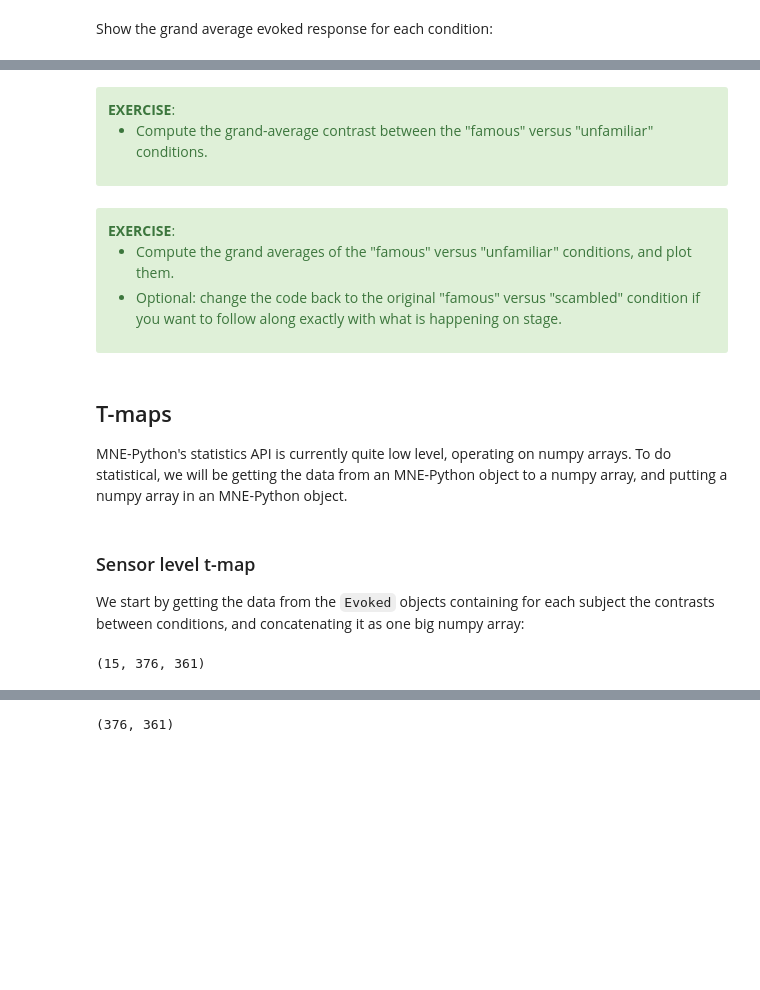
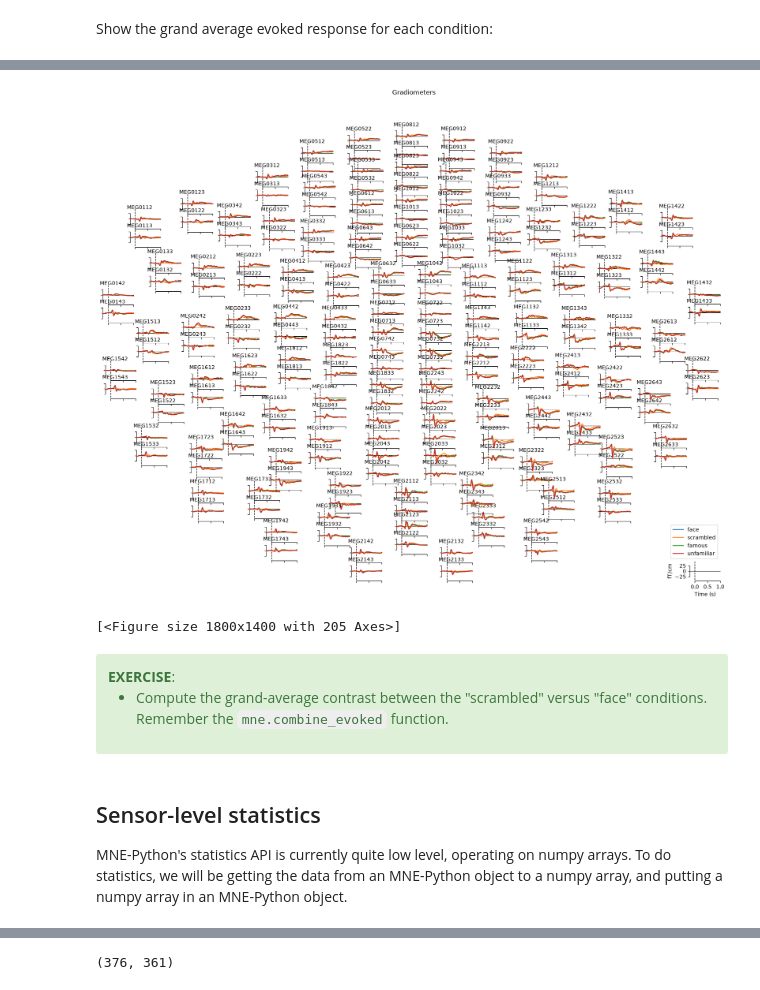
Before and after one commit to wmvanvliet/mne-course, a Jupyter notebook: 6-group-level.ipynb, the cells around one changed output, grey strips where cells are left out. Saved outputs shown, nothing was run; the diff lists cells and outputs as text; code cells hidden in the pictures; blank space fills up the shorter version.

```diff
--- a/6-group-level.ipynb
+++ b/6-group-level.ipynb
@@ -75,9 +61,0 @@ We will load the evokeds for all subjects collect them into a list. Since the ev
-# %%
-evokeds_list = []
-subjects = [f"sub-{subject:02d}" for subject in range(1, 17)]
-
-for sub in subjects:
-    evokeds = mne.read_evokeds(f"{group_path}/{sub}_list-ave.fif")
-    evokeds_list.append(evokeds)
-
-evokeds_list
@@ -104,7 +70,8 @@ Before we start averaging across subjects, let's get an overview to see if there
 # %%
 ch_type = "eeg"  # we pick the EEG channels here
 fig, axes = plt.subplots(4, 4, figsize=(13, 9), sharex=True, sharey=True, layout="constrained")
-for ax, sub, evokeds in zip(axes.ravel(), subjects, evokeds_list):
+for ax, sub in zip(axes.ravel(), subjects):
+    evokeds = mne.read_evokeds(f"{group_path}/{sub}_list-ave.fif")
     mne.viz.plot_compare_evokeds(evokeds, picks=ch_type, show=False, axes=ax, title=sub)
 # %% [output]
 [figure]
@@ -140,20 +107,3 @@ instances.
 .. versionadded:: 0.11.0
 File:      ~/micromamba/lib/python3.13/site-packages/mne/utils/numerics.py
 Type:      function
-# %%
-ga_evokeds = {
-    "face": list(),
-    "scrambled": list(),
-    "famous": list(),
-    "unfamiliar": list(),
-}
-for evokeds in evokeds_list:
-    for ev in evokeds:
-        condition = ev.comment
-        ga_evokeds[condition].append(ev)
-
-for condition, evokeds in ga_evokeds.items():
-    assert len(evokeds) == len(subjects)
-    ga_evokeds[condition] = mne.grand_average(evokeds)
-
-ga_evokeds
@@ -180,29 +131,16 @@ mne.viz.plot_compare_evokeds([condition1_gave, condition2_gave])
+# %%
+mne.viz.plot_compare_evokeds(ga_evokeds, picks="grad", axes="topo")
+# %% [output]
+[figure, added]
+[<Figure size 1800x1400 with 205 Axes>]
 # %% [markdown]
 <div class='alert alert-success'>
     <b>EXERCISE</b>:
      <ul>
-      <li>Compute the grand-average contrast between the "famous" versus "unfamiliar" conditions.</li>
+      <li>Compute the grand-average contrast between the "scrambled" versus "face" conditions. Remember the <code>mne.combine_evoked</code> function.</li>
      </ul>
 </div>
-# %% [markdown]
-<div class='alert alert-success'>
-    <b>EXERCISE</b>:
-     <ul>
-      <li>Compute the grand averages of the "famous" versus "unfamiliar" conditions, and plot them.</li>
-      <li>Optional: change the code back to the original "famous" versus "scambled" condition if you want to follow along exactly with what is happening on stage.</li>
-    </ul>
-</div>
 # %% [markdown]
-## T-maps
+## Sensor-level statistics
 
-MNE-Python's statistics API is currently quite low level, operating on numpy arrays. To do statistical, we will be getting the data from an MNE-Python object to a numpy array, and putting a numpy array in an MNE-Python object.
+MNE-Python's statistics API is currently quite low level, operating on numpy arrays. To do statistics, we will be getting the data from an MNE-Python object to a numpy array, and putting a numpy array in an MNE-Python object.
-# %% [markdown]
-### Sensor level t-map
-
-We start by getting the data from the `Evoked` objects containing for each subject the contrasts between conditions, and concatenating it as one big numpy array:
-# %%
-import numpy as np
-X = np.array([contrast.data for contrast in contrast_list])
-X.shape
-# %% [output]
-(15, 376, 361)
```
Also changed, not shown: parts of 55 cells of this notebook, 2 other files.
